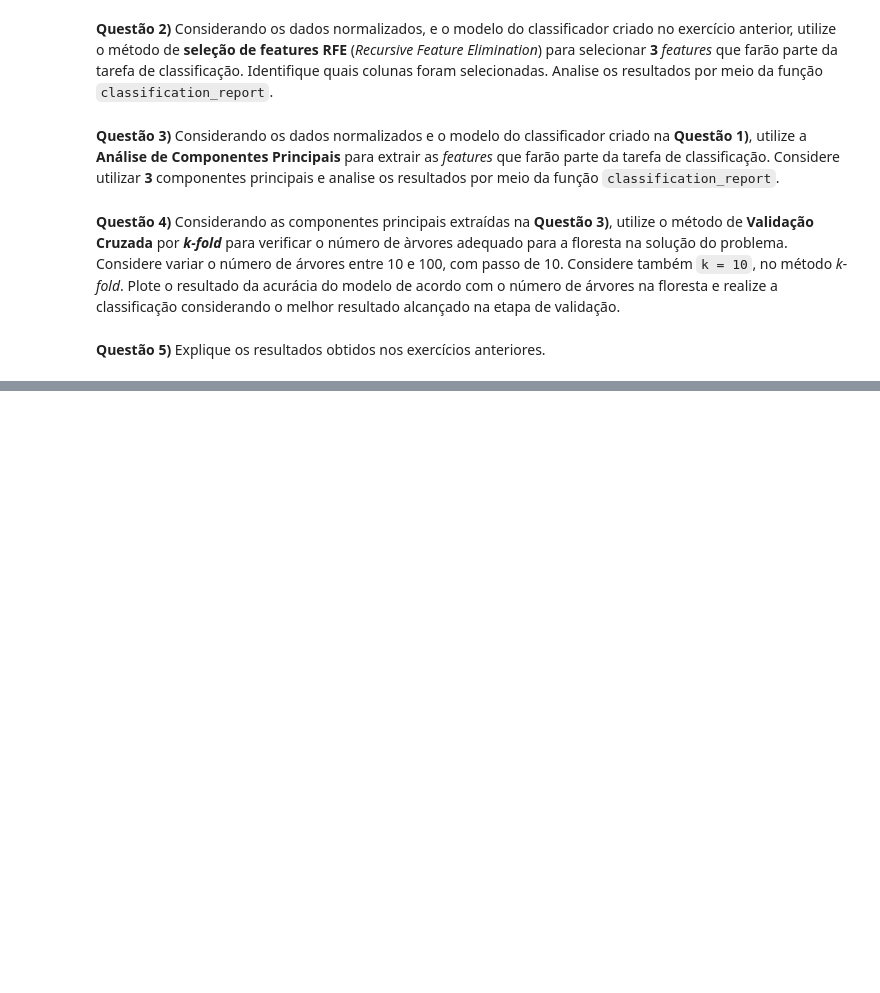
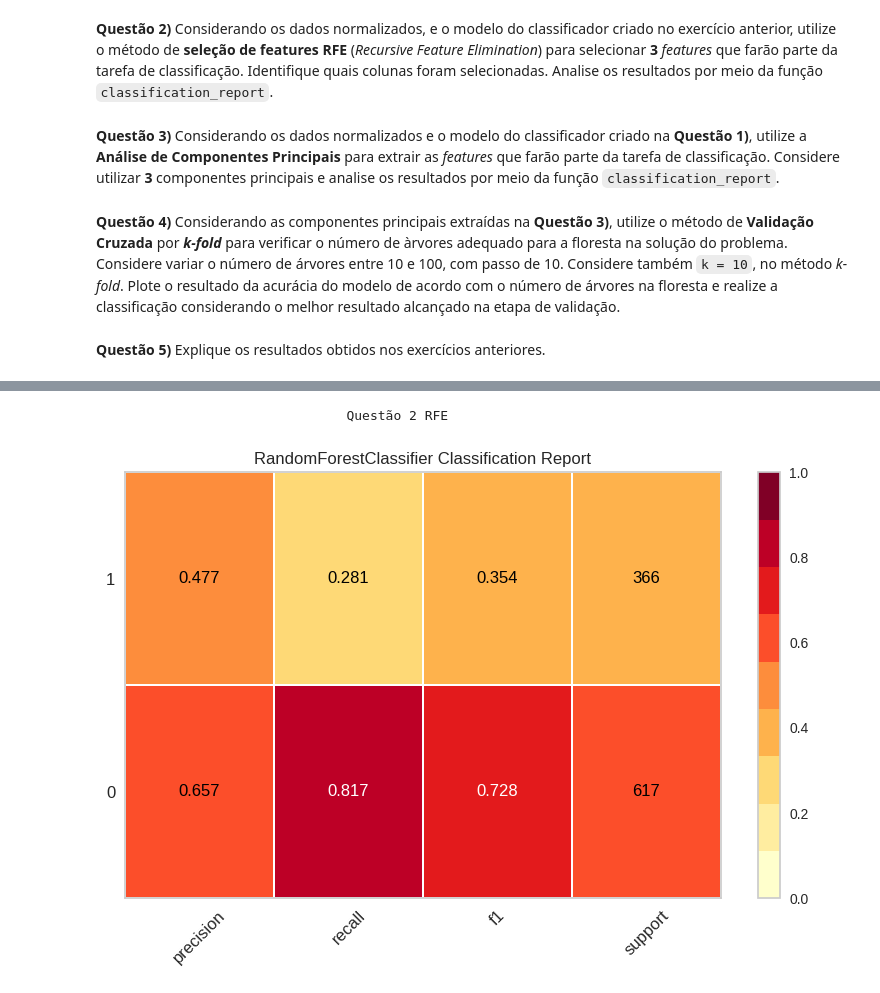
Before and after one commit to silviolima07/PUC_residencia_tec_ml, a Jupyter notebook: Aula20_Assincrona_AtividadePratica03.ipynb, the cells around one changed output, grey strips where cells are left out. Saved outputs shown, nothing was run; the diff lists cells and outputs as text; code cells hidden in the pictures; blank space fills up the shorter version.

```diff
--- a/Aula20_Assincrona_AtividadePratica03.ipynb
+++ b/Aula20_Assincrona_AtividadePratica03.ipynb
@@ -65,0 +537,10 @@ Esta atividade corresponde à nossa terceira atividade **valorizada** do curso d
+# %%
+data = X_train_scaled
+#
+rf = RandomForestClassifier(n_estimators = 10, random_state = 0)
+# %%
+# Aplicando a PCA
+P = pca.fit_transform(data)
+
+print("Original:", data.shape)
+print("PCA 85%:", P.shape)
@@ -65,0 +816,12 @@ Esta atividade corresponde à nossa terceira atividade **valorizada** do curso d
+# %%
+
+rf = RandomForestClassifier(n_estimators = 10, random_state = 0)
+rf.fit(temp_X_train2, y_train)
+visualizer = ClassificationReport(rf, classes=classes, support=True)
+print("\t\t\t\tQuestão 2 RFE")
+visualizer.fit(temp_X_train2, temp_y_train2)        # Fit the visualizer and the model
+visualizer.score(temp_X_test2, temp_y_test2)        # Evaluate the model on the test data
+visualizer.show();                      # Finalize and show the figure
+# %% [output]
+                                Questão 2 RFE
+[figure, added]
```
Also changed, not shown: parts of 118 cells of this notebook.
